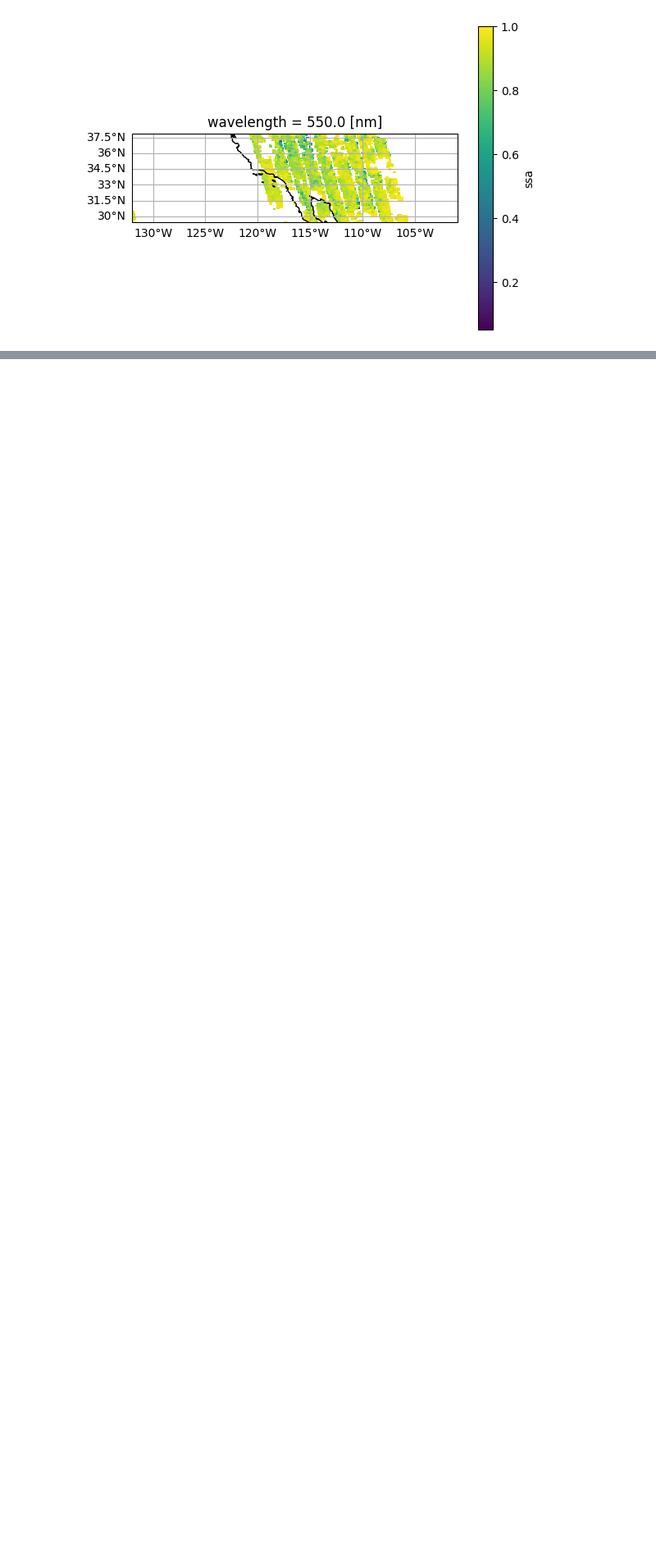
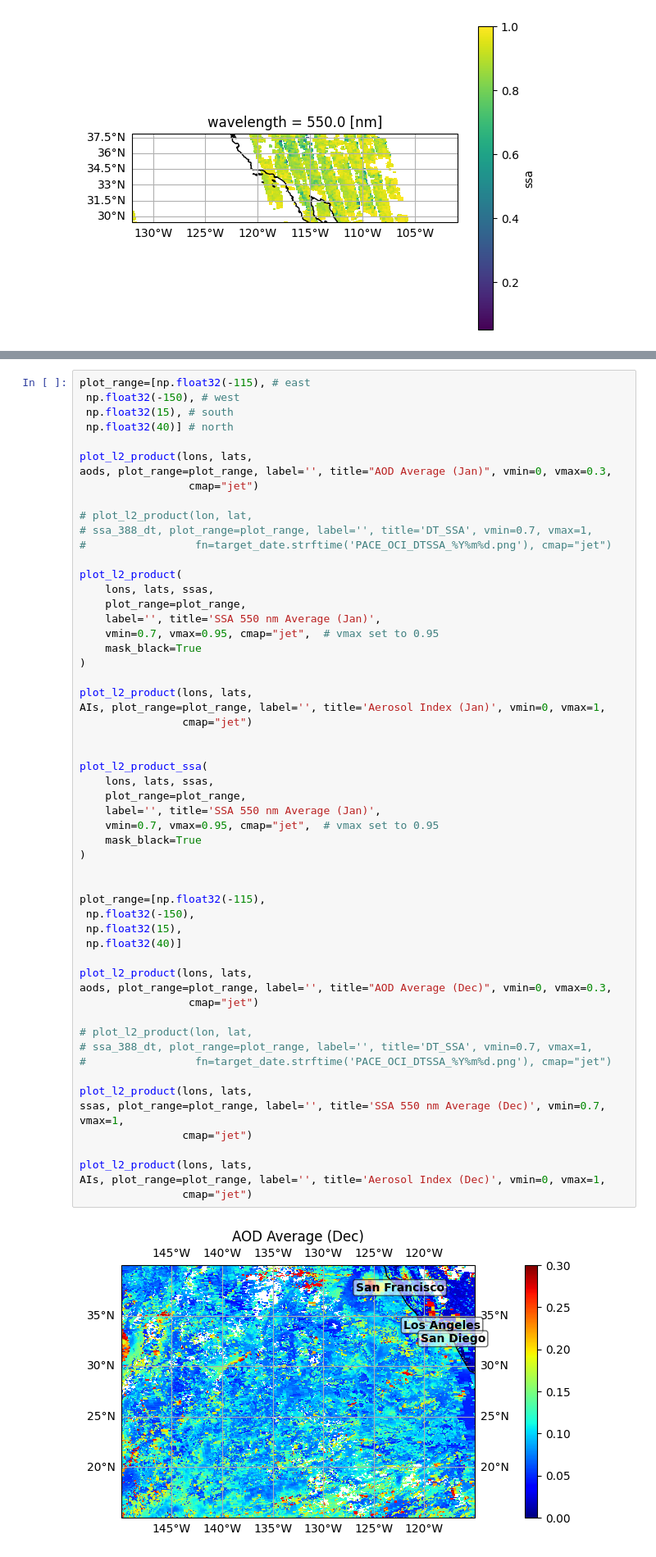
Before and after one commit to efaber314/PaceHackweek2025, a Jupyter notebook: FirePhytos/Yusuf/Hackweek_Project.ipynb, the cells around one changed output, grey strips where cells are left out. Shown at 82% size. Saved outputs shown, nothing was run; the diff lists cells and outputs as text; blank space fills up the shorter version.

```diff
--- a/FirePhytos/Yusuf/Hackweek_Project.ipynb
+++ b/FirePhytos/Yusuf/Hackweek_Project.ipynb
@@ -151,0 +496,58 @@ for file_path in files:
+# %%
+plot_range=[np.float32(-115), # east
+ np.float32(-150), # west
+ np.float32(15), # south
+ np.float32(40)] # north
+
+plot_l2_product(lons, lats,
+aods, plot_range=plot_range, label='', title="AOD Average (Jan)", vmin=0, vmax=0.3,
+                 cmap="jet")
+
+# plot_l2_product(lon, lat,
+# ssa_388_dt, plot_range=plot_range, label='', title='DT_SSA', vmin=0.7, vmax=1,
+#                 fn=target_date.strftime('PACE_OCI_DTSSA_%Y%m%d.png'), cmap="jet")
+
+plot_l2_product(
+    lons, lats, ssas,
+    plot_range=plot_range,
+    label='', title='SSA 550 nm Average (Jan)',
+    vmin=0.7, vmax=0.95, cmap="jet",  # vmax set to 0.95
+    mask_black=True
+)
+
+plot_l2_product(lons, lats,
+AIs, plot_range=plot_range, label='', title='Aerosol Index (Jan)', vmin=0, vmax=1,
+                cmap="jet")
+
+
+plot_l2_product_ssa(
+    lons, lats, ssas,
+    plot_range=plot_range,
+    label='', title='SSA 550 nm Average (Jan)',
+    vmin=0.7, vmax=0.95, cmap="jet",  # vmax set to 0.95
+    mask_black=True
+)
+
+
+plot_range=[np.float32(-115),
+ np.float32(-150),
+ np.float32(15),
+ np.float32(40)]
+
+plot_l2_product(lons, lats,
+aods, plot_range=plot_range, label='', title="AOD Average (Dec)", vmin=0, vmax=0.3,
+                 cmap="jet")
+
+# plot_l2_product(lon, lat,
+# ssa_388_dt, plot_range=plot_range, label='', title='DT_SSA', vmin=0.7, vmax=1,
+#                 fn=target_date.strftime('PACE_OCI_DTSSA_%Y%m%d.png'), cmap="jet")
+
+plot_l2_product(lons, lats,
+ssas, plot_range=plot_range, label='', title='SSA 550 nm Average (Dec)', vmin=0.7, vmax=1,
+                cmap="jet")
+
+plot_l2_product(lons, lats,
+AIs, plot_range=plot_range, label='', title='Aerosol Index (Dec)', vmin=0, vmax=1,
+                cmap="jet")
+# %% [output]
+[figure, added]
```
Also changed, not shown: parts of 17 cells of this notebook, 9 other files.
